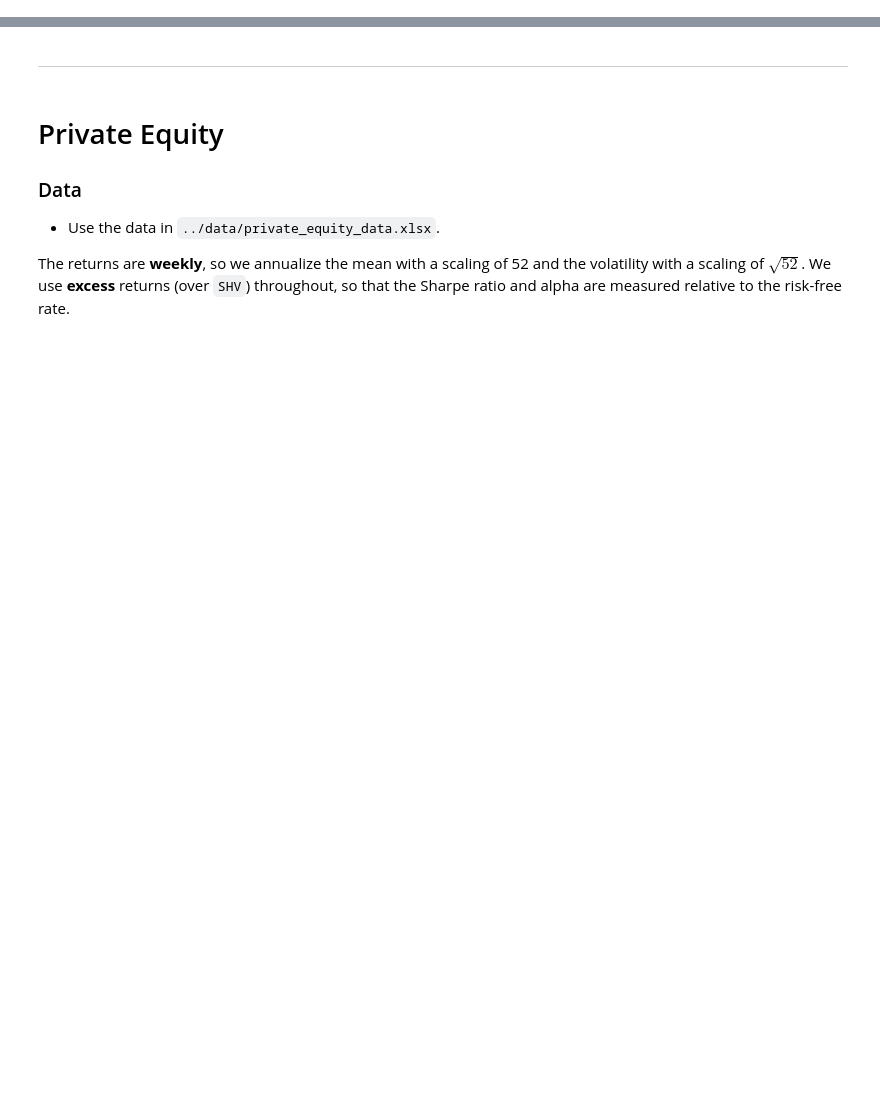
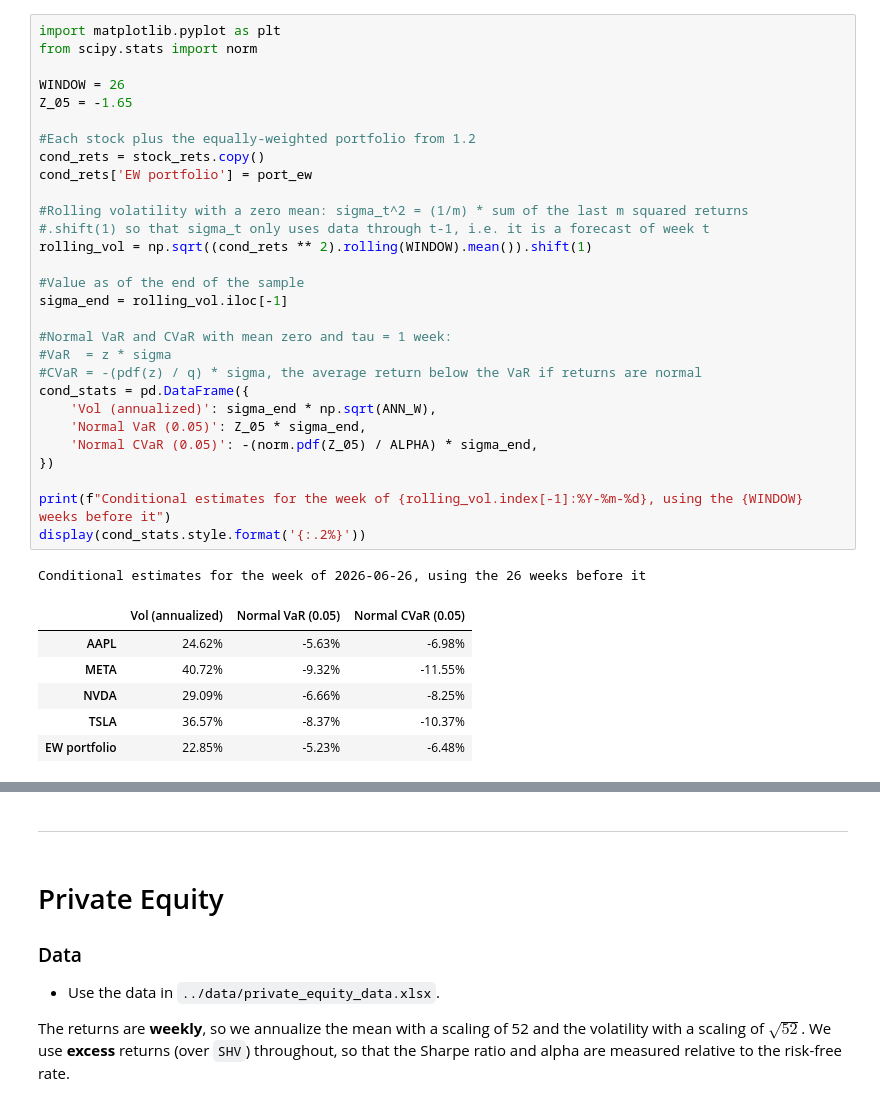
Before and after one commit to ltemry/FINM36700_GroupA, a Jupyter notebook: var_equity_portfolio.ipynb, the cells around one changed output, grey strips where cells are left out. Cells and saved outputs as stored; diff of their text form; blank space fills up the shorter version.

```diff
--- a/var_equity_portfolio.ipynb
+++ b/var_equity_portfolio.ipynb
@@ -321,0 +162,37 @@ The out-of-sample fit is worse. Out-of-sample, the betas are applied to new data
+# %%
+import matplotlib.pyplot as plt
+from scipy.stats import norm
+
+WINDOW = 26
+Z_05 = -1.65
+
+#Each stock plus the equally-weighted portfolio from 1.2
+cond_rets = stock_rets.copy()
+cond_rets['EW portfolio'] = port_ew
+
+#Rolling volatility with a zero mean: sigma_t^2 = (1/m) * sum of the last m squared returns
+#.shift(1) so that sigma_t only uses data through t-1, i.e. it is a forecast of week t
+rolling_vol = np.sqrt((cond_rets ** 2).rolling(WINDOW).mean()).shift(1)
+
+#Value as of the end of the sample
+sigma_end = rolling_vol.iloc[-1]
+
+#Normal VaR and CVaR with mean zero and tau = 1 week:
+#VaR  = z * sigma
+#CVaR = -(pdf(z) / q) * sigma, the average return below the VaR if returns are normal
+cond_stats = pd.DataFrame({
+    'Vol (annualized)': sigma_end * np.sqrt(ANN_W),
+    'Normal VaR (0.05)': Z_05 * sigma_end,
+    'Normal CVaR (0.05)': -(norm.pdf(Z_05) / ALPHA) * sigma_end,
+})
+
+print(f"Conditional estimates for the week of {rolling_vol.index[-1]:%Y-%m-%d}, using the {WINDOW} weeks before it")
+display(cond_stats.style.format('{:.2%}'))
+# %% [output]
+Conditional estimates for the week of 2026-06-26, using the 26 weeks before it
+|  | Vol (annualized) | Normal VaR (0.05) | Normal CVaR (0.05) |
+| AAPL | 24.62% | -5.63% | -6.98% |
+| META | 40.72% | -9.32% | -11.55% |
+| NVDA | 29.09% | -6.66% | -8.25% |
+| TSLA | 36.57% | -8.37% | -10.37% |
+| EW portfolio | 22.85% | -5.23% | -6.48% |
```
Also changed, not shown: parts of 44 cells of this notebook.
